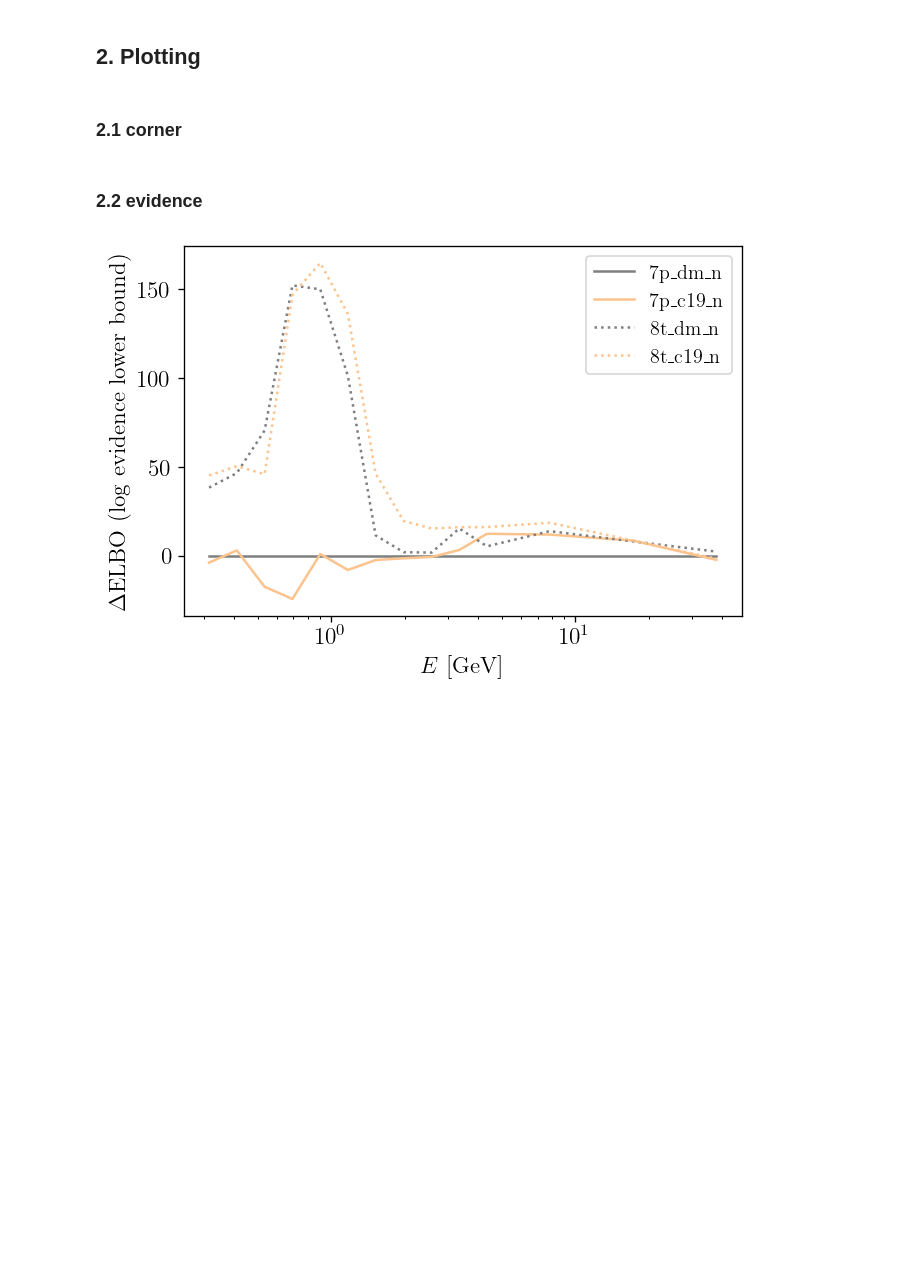
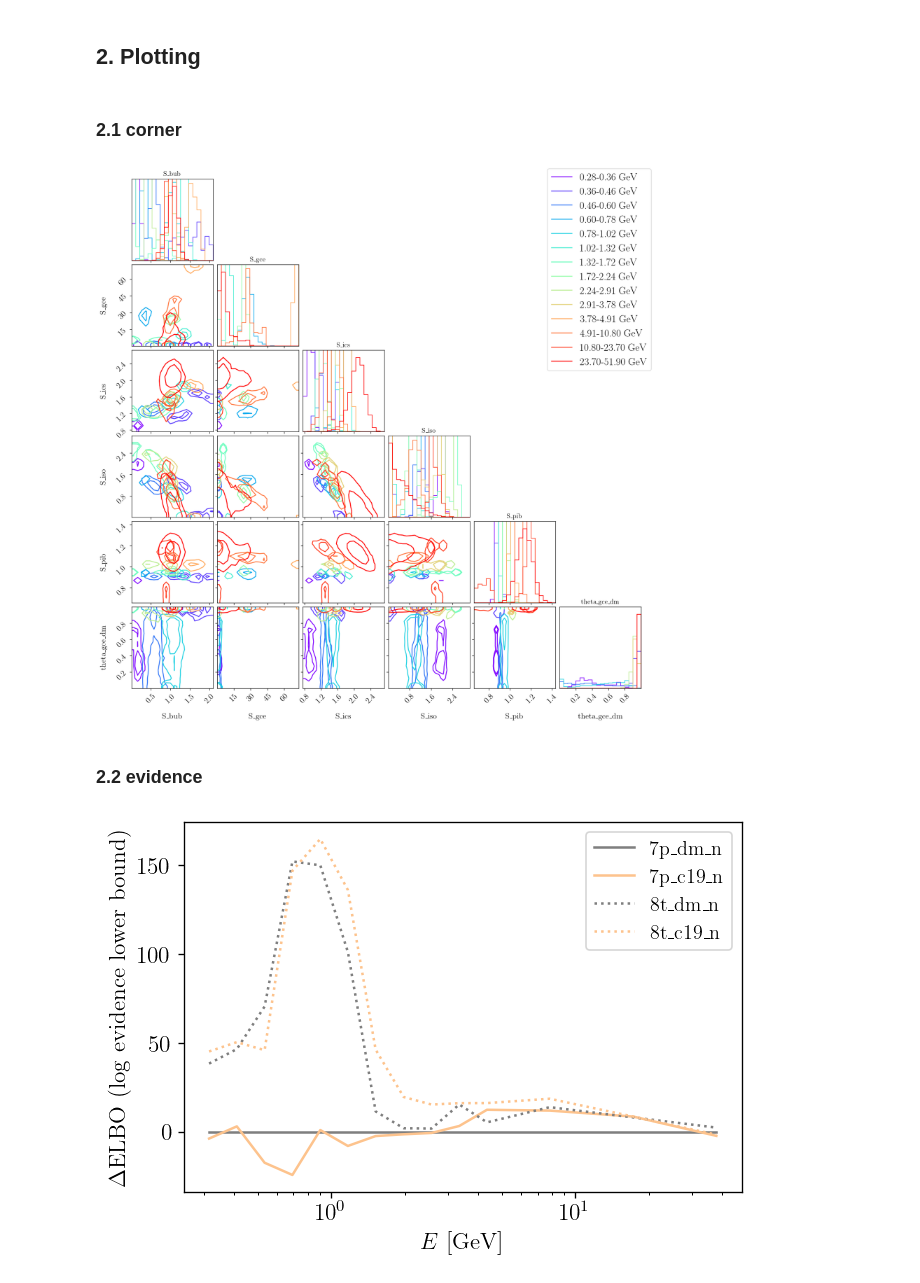
Before and after one commit to yitiansun/gce-prob-prog, a Jupyter notebook: notebooks/3_fit_gcepy.ipynb, the cells around one changed output. Drawn from its saved outputs; the diff is of its cells as text; code cells hidden in the pictures; blank space fills up the shorter version.

```diff
--- a/notebooks/3_fit_gcepy.ipynb
+++ b/notebooks/3_fit_gcepy.ipynb
@@ -153,20 +170,29 @@ ebin_centers = (ebin_edges[1:] + ebin_edges[:-1]) / 2
 # %%
 ie_tot = 14
 samples_dict = {
-    str(ie) : pickle.load(open(f'{output_dir}/7p_c19_n/ie{ie}_samples.p', 'rb'))
+    str(ie) : pickle.load(open(f'{output_dir}/7p_dmc19_nuts/ie{ie}_samples.p', 'rb'))
     for ie in range(ie_tot)
 }
 colors_dict = {
-    str(ie) : mpl.cm.get_cmap('rainbow')(ie/(ie_tot-1))
+    str(ie) : cms['rainbow'](ie/(ie_tot-1))
+    for ie in range(ie_tot)
+}
+labels_dict = {
+    str(ie) : f'{ebin_edges[ie]:.2f}-{ebin_edges[ie+1]:.2f} GeV'
     for ie in range(ie_tot)
 }
 plot_var_names = [
-    'S_bub', 'S_gce', 'S_ics', 'S_iso', 'S_pib', 'S_nsd', 'S_nsc',
+    'S_bub', 'S_gce', 'S_ics', 'S_iso', 'S_pib', 'theta_gce_dm'
 ]
+
+logging.getLogger().setLevel(logging.ERROR)
 multi_corner(
     samples_dict, plot_var_names,
-    colors_dict=colors_dict,
+    colors_dict=colors_dict, labels_dict=labels_dict,
+    hist_bin_factor=1, save_fn='../outputs/posteriors/plots/gcepy_dmc19_nuts_7p.pdf'
 )
+# %% [output]
+[figure, added]
 # %% [markdown]
 ### 2.2 evidence
 # %%
```
Also changed, not shown: parts of 10 cells of this notebook, 3 other files.
